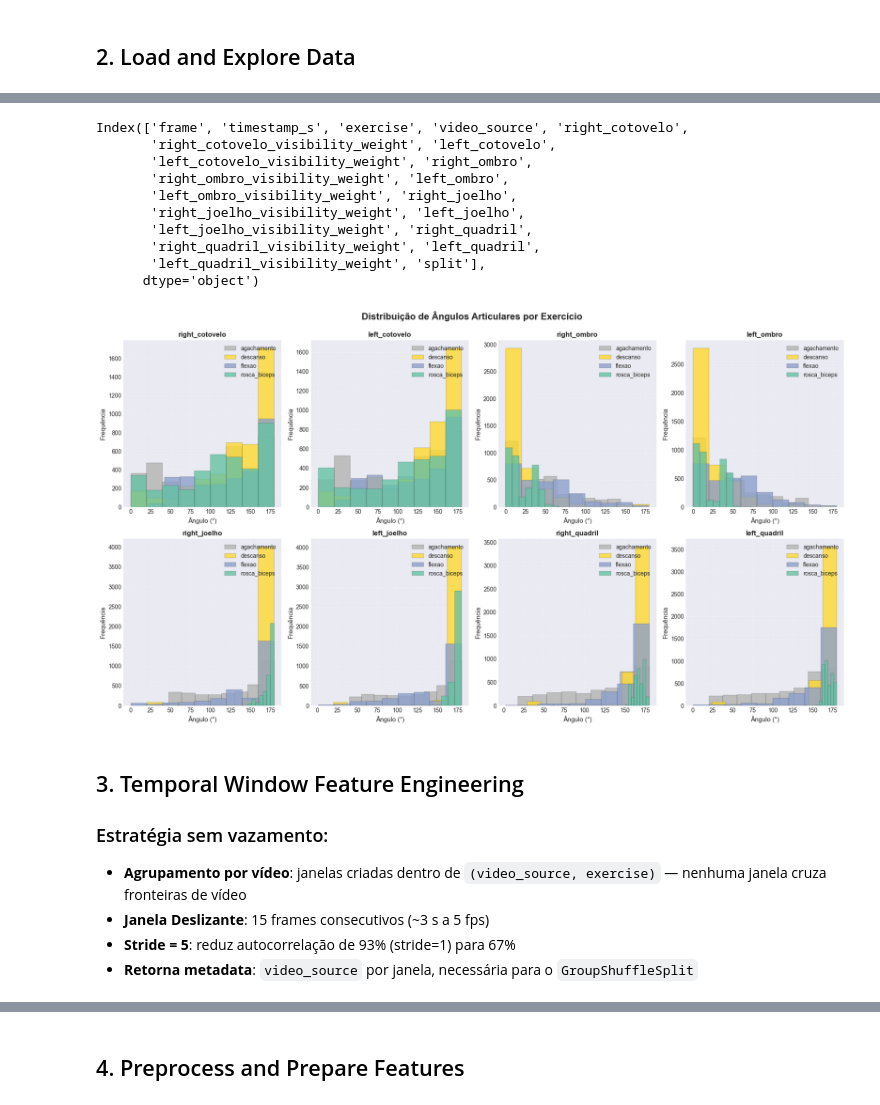
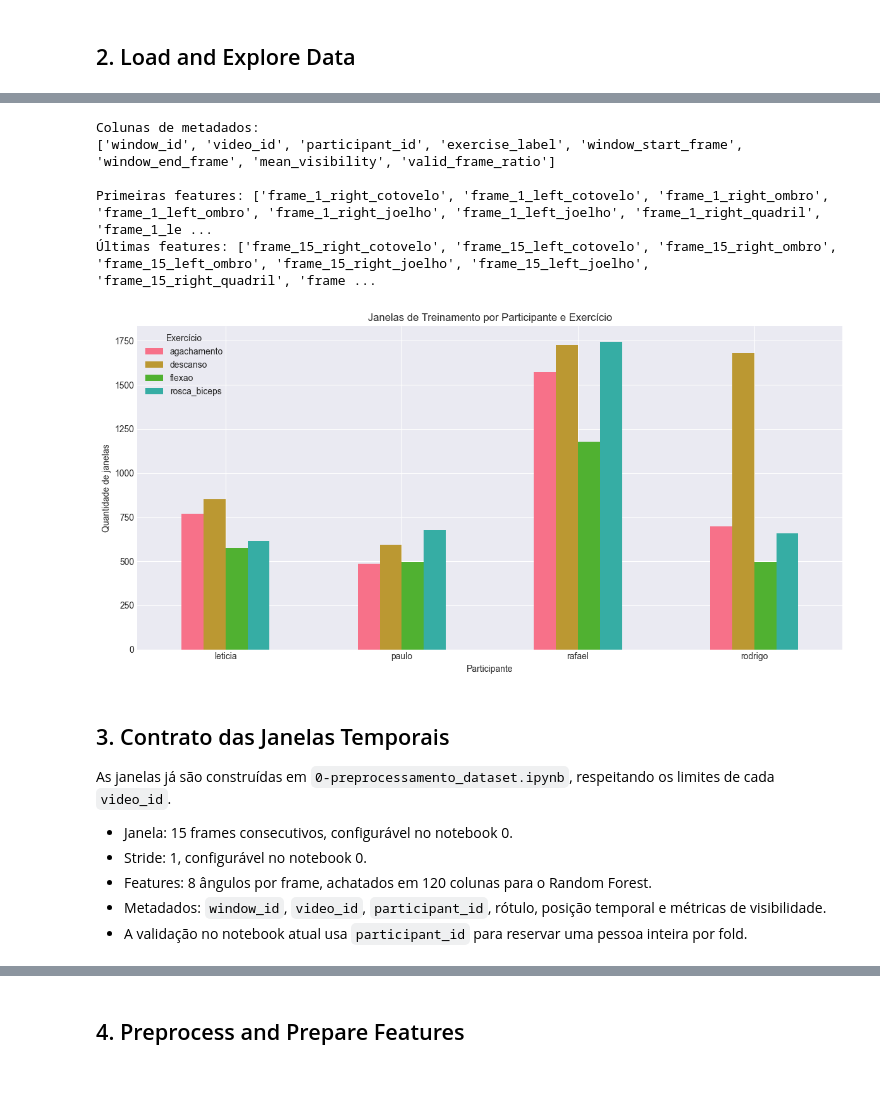
Before and after one commit to RafaelLuckner/RACE, a Jupyter notebook: 2-random_forest_training.ipynb, the cells around one changed output, grey strips where cells are left out. Drawn from its saved outputs; the diff is of its cells as text; code cells hidden in the pictures.

Commit message:
Atualizada metodologia e treinamento a partir de dados novos

```diff
--- a/2-random_forest_training.ipynb
+++ b/2-random_forest_training.ipynb
@@ -182,49 +161,40 @@ Name: count, dtype: int64
 # %%
-data.columns
+print("Colunas de metadados:")
+print(meta.columns.tolist())
+print(f"\nPrimeiras features: {feature_columns[:8]}")
+print(f"Últimas features: {feature_columns[-8:]}")
 # %% [output]
-Index(['frame', 'timestamp_s', 'exercise', 'video_source', 'right_cotovelo',
-       'right_cotovelo_visibility_weight', 'left_cotovelo',
-       'left_cotovelo_visibility_weight', 'right_ombro',
-       'right_ombro_visibility_weight', 'left_ombro',
-       'left_ombro_visibility_weight', 'right_joelho',
-       'right_joelho_visibility_weight', 'left_joelho',
-       'left_joelho_visibility_weight', 'right_quadril',
-       'right_quadril_visibility_weight', 'left_quadril',
-       'left_quadril_visibility_weight', 'split'],
-      dtype='object')
+Colunas de metadados:
+['window_id', 'video_id', 'participant_id', 'exercise_label', 'window_start_frame', 'window_end_frame', 'mean_visibility', 'valid_frame_ratio']
+
+Primeiras features: ['frame_1_right_cotovelo', 'frame_1_left_cotovelo', 'frame_1_right_ombro', 'frame_1_left_ombro', 'frame_1_right_joelho', 'frame_1_left_joelho', 'frame_1_right_quadril', 'frame_1_le ...
+Últimas features: ['frame_15_right_cotovelo', 'frame_15_left_cotovelo', 'frame_15_right_ombro', 'frame_15_left_ombro', 'frame_15_right_joelho', 'frame_15_left_joelho', 'frame_15_right_quadril', 'frame ...
 # %%
-# Visualizar distribuições com melhor contraste
-fig, axes = plt.subplots(2, 4, figsize=(18, 10))
-axes = axes.flatten()
+window_counts = (
+    meta.groupby(["participant_id", "exercise_label"], dropna=False)
+    .size()
+    .unstack(fill_value=0)
+    .sort_index()
+)
 
-# Cores mais distintas para cada exercício
-colors = plt.cm.Set2(np.linspace(0, 1, len(data['exercise'].unique())))
-exercise_colors = {ex: colors[i] for i, ex in enumerate(data['exercise'].unique())}
-
-angle_columns = ['right_cotovelo', 'left_cotovelo','right_ombro', 'left_ombro', 'right_joelho', 'left_joelho','right_quadril', 'left_quadril']
-for idx, col in enumerate(angle_columns):
-    for exercise in sorted(data['exercise'].unique()):
-        subset = data[data['exercise'] == exercise][col]
-        axes[idx].hist(subset, alpha=0.8, label=exercise, bins=9,
-                      color=exercise_colors[exercise], edgecolor='black', linewidth=0.2)
-
-    axes[idx].set_title(f'{col}', fontsize=12, fontweight='bold')
-    axes[idx].set_xlabel('Ângulo (°)', fontsize=11)
-    axes[idx].set_ylabel('Frequência', fontsize=11)
-    axes[idx].legend(fontsize=10, loc='upper right', framealpha=0.95)
-    axes[idx].grid(alpha=0.4, linestyle='--')
-
-plt.suptitle('Distribuição de Ângulos Articulares por Exercício', fontsize=16, fontweight='bold', y=0.995)
+ax = window_counts.plot(kind="bar", figsize=(12, 6))
+ax.set_title("Janelas de Treinamento por Participante e Exercício")
+ax.set_xlabel("Participante")
+ax.set_ylabel("Quantidade de janelas")
+ax.legend(title="Exercício")
+plt.xticks(rotation=0)
 plt.tight_layout()
 plt.show()
 # %% [output]
-[figure, old version]
+[figure, new version]
 # %% [markdown]
-## 3. Temporal Window Feature Engineering
+## 3. Contrato das Janelas Temporais
 
-### Estratégia sem vazamento:
-- **Agrupamento por vídeo**: janelas criadas dentro de `(video_source, exercise)` — nenhuma janela cruza fronteiras de vídeo
-- **Janela Deslizante**: 15 frames consecutivos (~3 s a 5 fps)
-- **Stride = 5**: reduz autocorrelação de 93% (stride=1) para 67%
-- **Retorna metadata**: `video_source` por janela, necessária para o `GroupShuffleSplit`
+As janelas já são construídas em `0-preprocessamento_dataset.ipynb`, respeitando os limites de cada `video_id`.
+
+- Janela: 15 frames consecutivos, configurável no notebook 0.
+- Stride: 1, configurável no notebook 0.
+- Features: 8 ângulos por frame, achatados em 120 colunas para o Random Forest.
+- Metadados: `window_id`, `video_id`, `participant_id`, rótulo, posição temporal e métricas de visibilidade.
+- A validação no notebook atual usa `participant_id` para reservar uma pessoa inteira por fold.
 # %%
```
Also changed, not shown: parts of 14 cells of this notebook, 14 other files.
